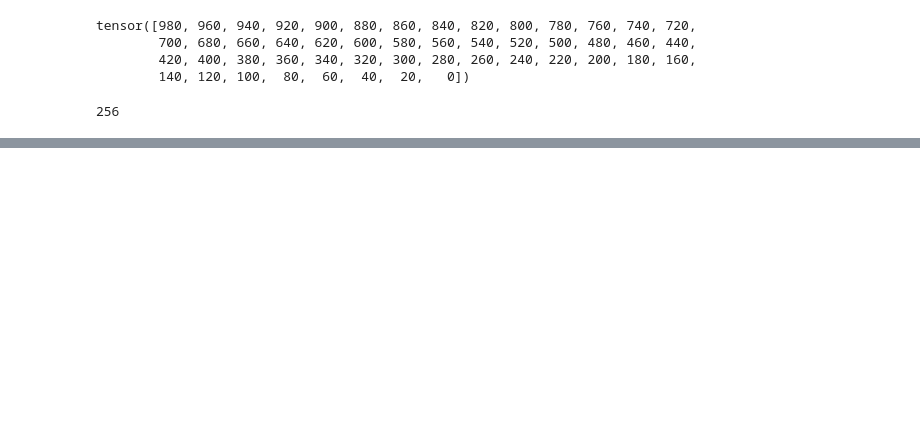
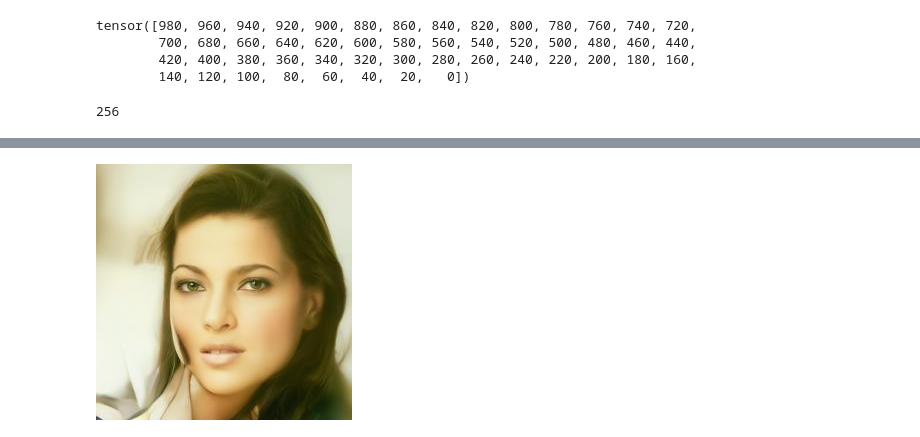
Before and after one commit to jonhealy1/ai-engineering, a Jupyter notebook: hf-bootcamp/17-diffusion_models.ipynb, the cells around one changed output, grey strips where cells are left out. Drawn from its saved outputs; the diff is of its cells as text; code cells hidden in the pictures; blank space fills up the shorter version.

Commit message:
diffuser image

```diff
--- a/hf-bootcamp/17-diffusion_models.ipynb
+++ b/hf-bootcamp/17-diffusion_models.ipynb
@@ -49,0 +64,6 @@ sample_size
+# %%
+for t in scheduler.timesteps:
+    with torch.no_grad():
+        noise_residual = model(input,t).sample
+    previous_sample = scheduler.step(noise_residual,t,input).prev_sample
+    input = previous_sample
@@ -49,0 +73,10 @@ sample_size
+# %%
+image = (input /2 +0.5).clamp(0,1).squeeze()
+# %%
+image = (image.permute(1,2,0)*255).round().to(torch.uint8).cpu().numpy()
+# %%
+image = Image.fromarray(image)
+# %%
+image
+# %% [output]
+[figure, added]
```
Also changed, not shown: parts of 7 cells of this notebook.
